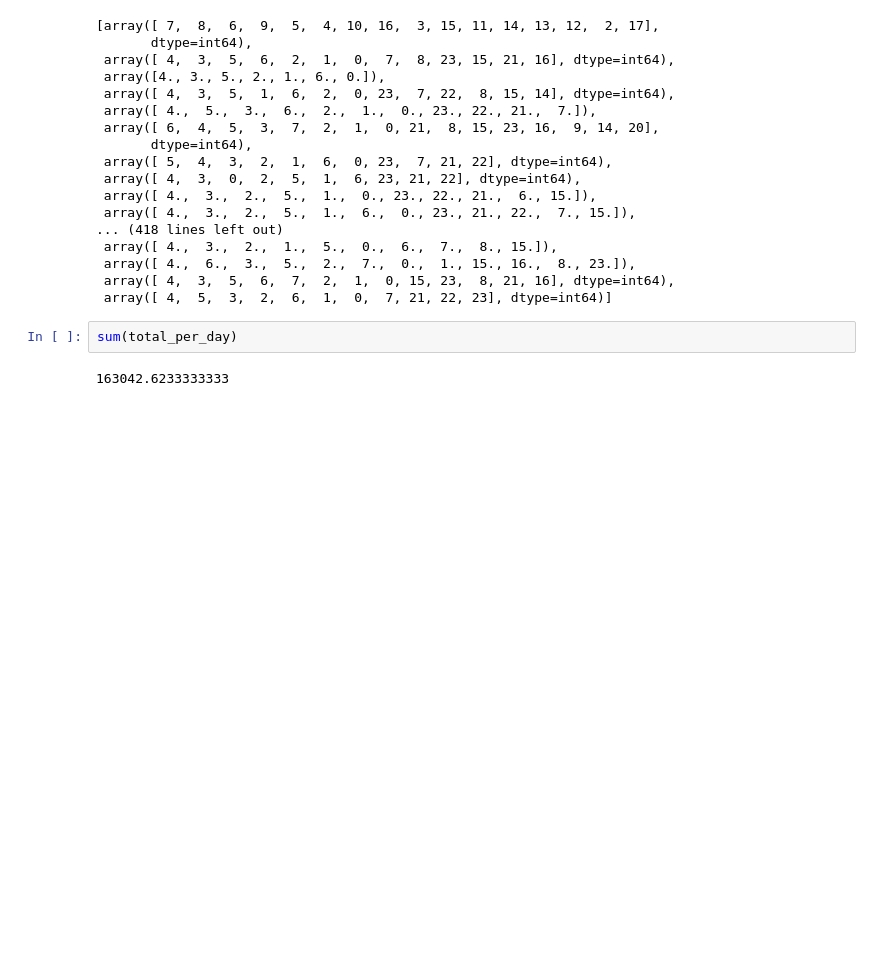
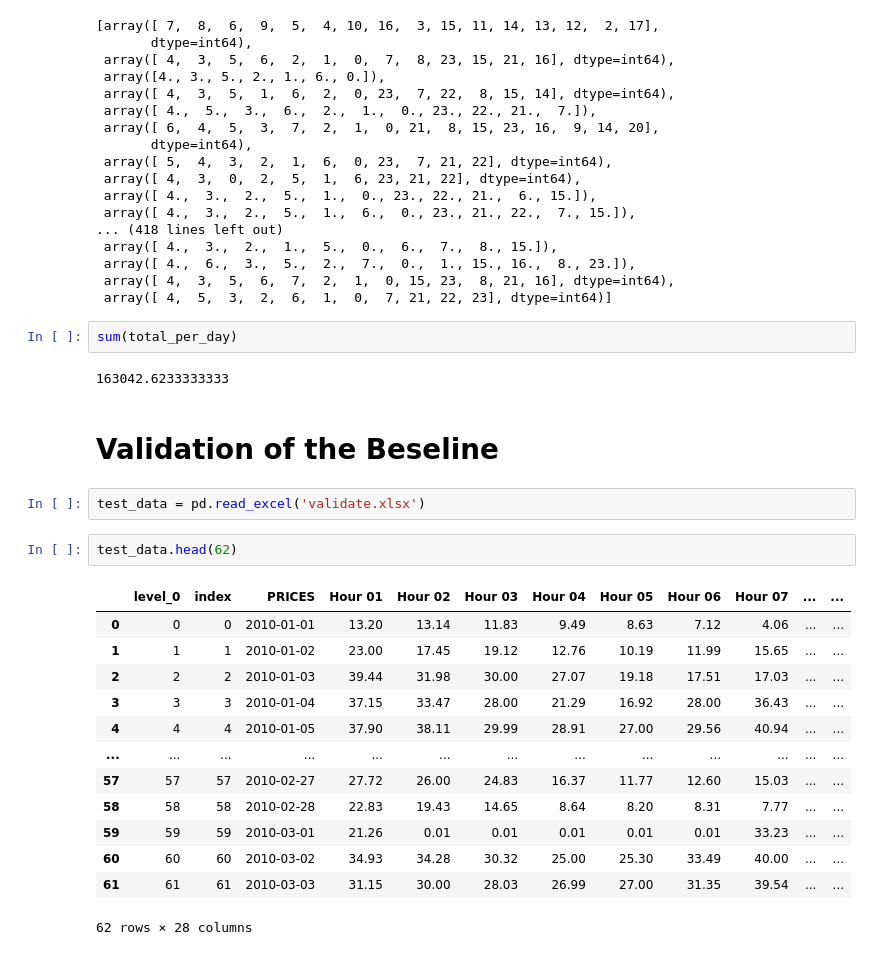
Before and after one commit to kiarakitana/RL_project, a Jupyter notebook: analysis&baseline.ipynb, the cells around one changed output. Saved outputs shown, nothing was run; the diff lists cells and outputs as text; blank space fills up the shorter version.

```diff
--- a/analysis&baseline.ipynb
+++ b/analysis&baseline.ipynb
@@ -242,3 +241,23 @@ hours_when_bought
 sum(total_per_day)
 # %% [output]
 163042.6233333333
+# %% [markdown]
+# Validation of the Beseline
+# %%
+test_data = pd.read_excel('validate.xlsx')
+# %%
+test_data.head(62)
+# %% [output]
+|  | level_0 | index | PRICES | Hour 01 | Hour 02 | Hour 03 | Hour 04 | Hour 05 | Hour 06 | Hour 07 | ... | ... |
+| 0 | 0 | 0 | 2010-01-01 | 13.20 | 13.14 | 11.83 | 9.49 | 8.63 | 7.12 | 4.06 | ... | ... |
+| 1 | 1 | 1 | 2010-01-02 | 23.00 | 17.45 | 19.12 | 12.76 | 10.19 | 11.99 | 15.65 | ... | ... |
+| 2 | 2 | 2 | 2010-01-03 | 39.44 | 31.98 | 30.00 | 27.07 | 19.18 | 17.51 | 17.03 | ... | ... |
+| 3 | 3 | 3 | 2010-01-04 | 37.15 | 33.47 | 28.00 | 21.29 | 16.92 | 28.00 | 36.43 | ... | ... |
+| 4 | 4 | 4 | 2010-01-05 | 37.90 | 38.11 | 29.99 | 28.91 | 27.00 | 29.56 | 40.94 | ... | ... |
+| ... | ... | ... | ... | ... | ... | ... | ... | ... | ... | ... | ... | ... |
+| 57 | 57 | 57 | 2010-02-27 | 27.72 | 26.00 | 24.83 | 16.37 | 11.77 | 12.60 | 15.03 | ... | ... |
+| 58 | 58 | 58 | 2010-02-28 | 22.83 | 19.43 | 14.65 | 8.64 | 8.20 | 8.31 | 7.77 | ... | ... |
+| 59 | 59 | 59 | 2010-03-01 | 21.26 | 0.01 | 0.01 | 0.01 | 0.01 | 0.01 | 33.23 | ... | ... |
+| 60 | 60 | 60 | 2010-03-02 | 34.93 | 34.28 | 30.32 | 25.00 | 25.30 | 33.49 | 40.00 | ... | ... |
+| 61 | 61 | 61 | 2010-03-03 | 31.15 | 30.00 | 28.03 | 26.99 | 27.00 | 31.35 | 39.54 | ... | ... |
+62 rows × 28 columns
```
Also changed, not shown: parts of 19 cells of this notebook, 2 other files.
